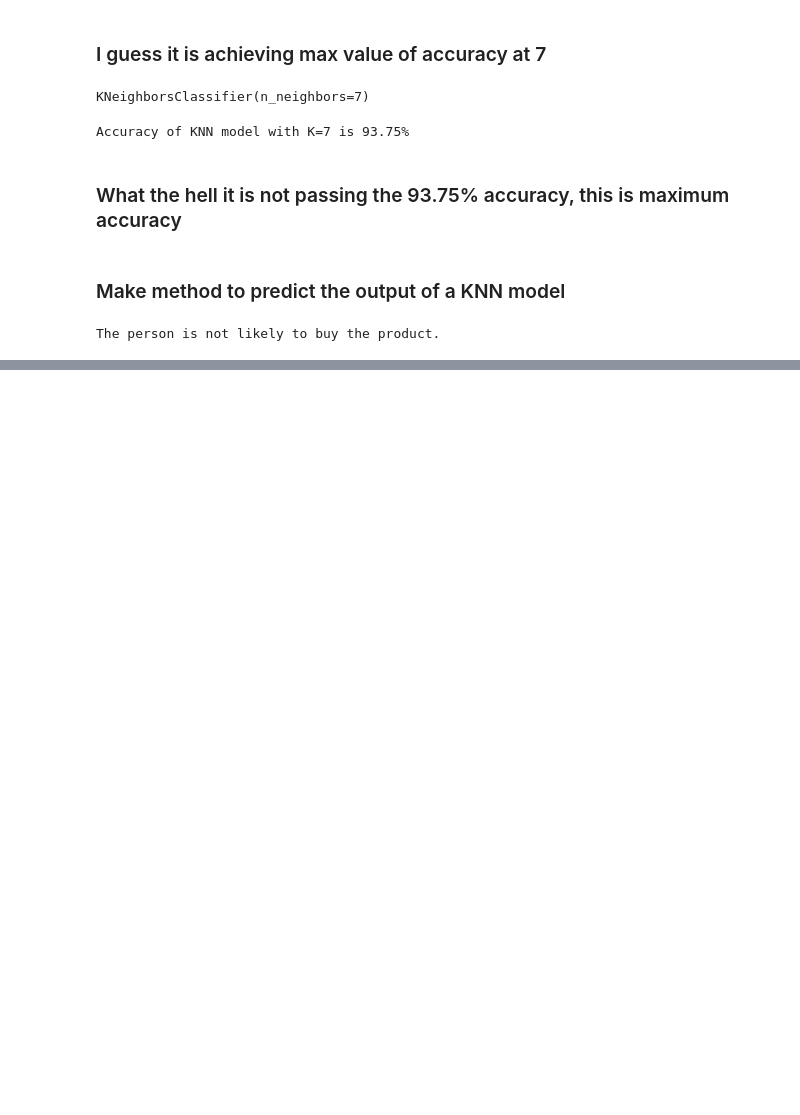
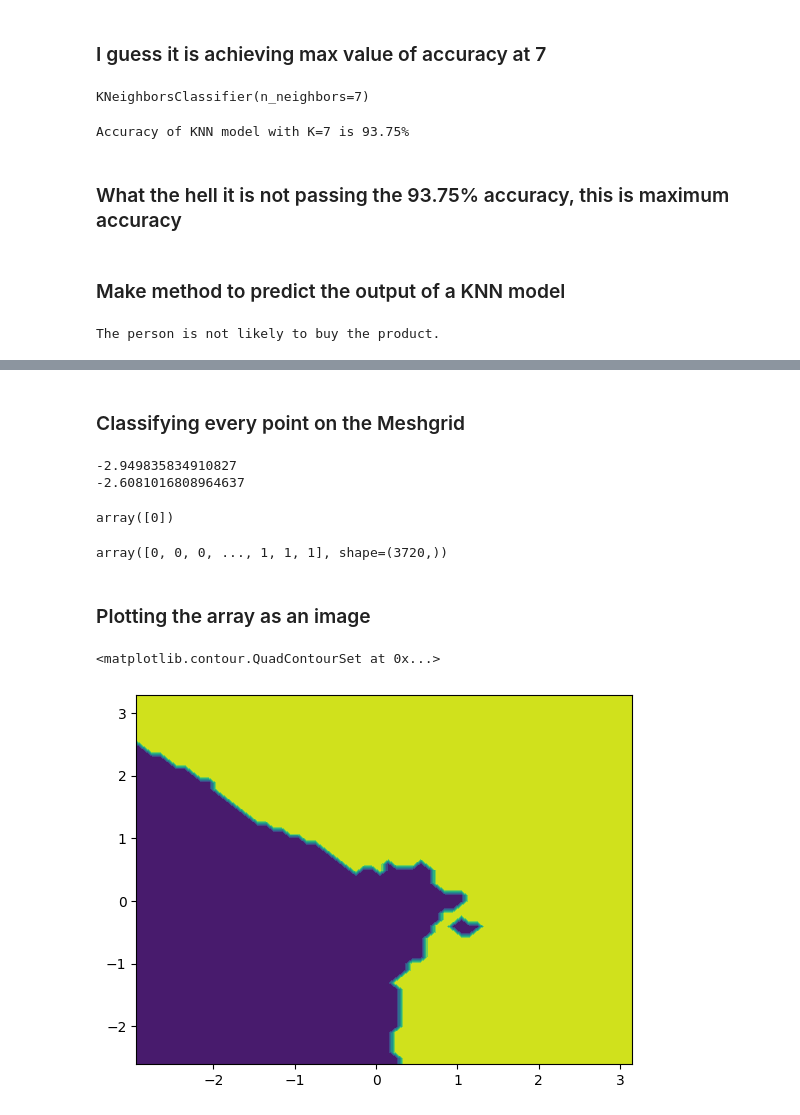
Before and after one commit to NoumanZahid-85/Machine-Learning-Labs, a Jupyter notebook: Task8_K-Nearest-Neighbours(KNN)/Find-K-Methods-in-KNN.ipynb, the cells around one changed output, grey strips where cells are left out. Drawn from its saved outputs; the diff is of its cells as text; code cells hidden in the pictures; blank space fills up the shorter version.

```diff
--- a/Task8_K-Nearest-Neighbours(KNN)/Find-K-Methods-in-KNN.ipynb
+++ b/Task8_K-Nearest-Neighbours(KNN)/Find-K-Methods-in-KNN.ipynb
@@ -216,0 +236,5 @@ The person is not likely to buy the product.
+# %%
+array1 = np.arange(start=X_train[:, 0].min()-1, stop=X_train[:, 0].max()+1, step=0.1)
+array2 = np.arange(start=X_train[:, 1].min()-1, stop=X_train[:, 1].max()+1, step=0.1)
+XX, YY = np.meshgrid(array1, array2)
+XX
@@ -216,0 +255,25 @@ The person is not likely to buy the product.
+# %% [markdown]
+### Classifying every point on the Meshgrid
+# %%
+print(XX[0][0])
+print(YY[0][0])
+# %% [output]
+-2.949835834910827
+-2.6081016808964637
+# %%
+model.predict(np.array([-2.6081016808964637, -2.949835834910827]).reshape(1, 2))
+# %% [output]
+array([0])
+# %%
+input_array = np.array([XX.ravel(), YY.ravel()]).T
+labels = model.predict(input_array)
+labels
+# %% [output]
+array([0, 0, 0, ..., 1, 1, 1], shape=(3720,))
+# %% [markdown]
+### Plotting the array as an image
+# %%
+plt.contourf(XX, YY, labels.reshape(XX.shape))
+# %% [output]
+<matplotlib.contour.QuadContourSet at 0x...>
+[figure, added]
```
Also changed, not shown: parts of 7 cells of this notebook.
